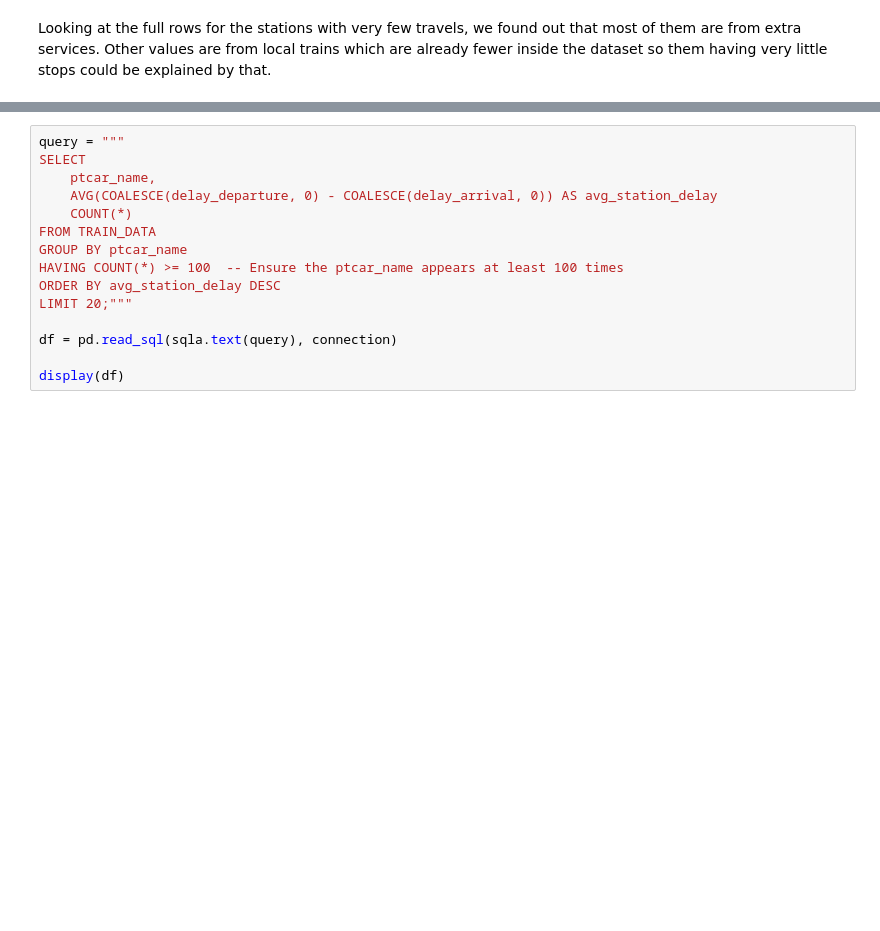
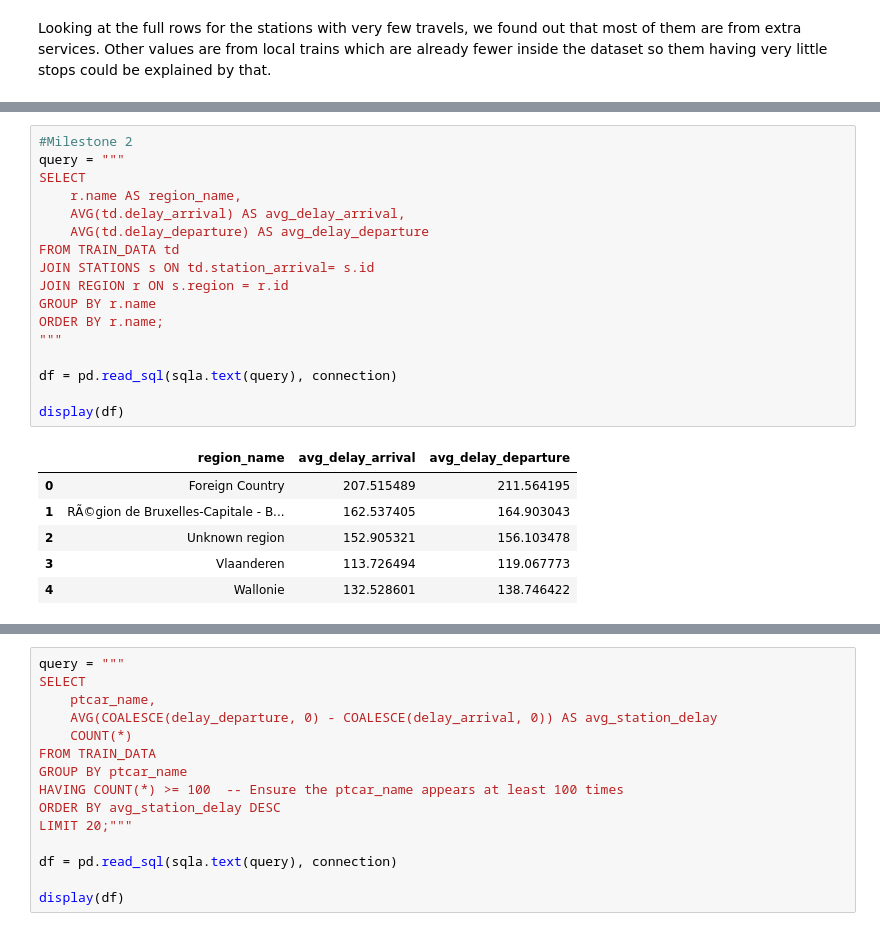
Before and after one commit to LeiY769/DataProject, a Jupyter notebook: eda.ipynb, the cells around one changed output, grey strips where cells are left out. Cells and saved outputs as stored; diff of their text form; blank space fills up the shorter version.

```diff
--- a/eda.ipynb
+++ b/eda.ipynb
@@ -450,0 +475,24 @@ Looking at the full rows for the stations with very few travels, we found out th
+# %%
+#Milestone 2
+query = """
+SELECT
+    r.name AS region_name,
+    AVG(td.delay_arrival) AS avg_delay_arrival,
+    AVG(td.delay_departure) AS avg_delay_departure
+FROM TRAIN_DATA td
+JOIN STATIONS s ON td.station_arrival= s.id
+JOIN REGION r ON s.region = r.id
+GROUP BY r.name
+ORDER BY r.name;
+"""
+
+df = pd.read_sql(sqla.text(query), connection)
+
+display(df)
+# %% [output]
+|  | region_name | avg_delay_arrival | avg_delay_departure |
+| 0 | Foreign Country | 207.515489 | 211.564195 |
+| 1 | RÃ©gion de Bruxelles-Capitale - B... | 162.537405 | 164.903043 |
+| 2 | Unknown region | 152.905321 | 156.103478 |
+| 3 | Vlaanderen | 113.726494 | 119.067773 |
+| 4 | Wallonie | 132.528601 | 138.746422 |
```
Also changed, not shown: parts of 6 cells of this notebook, 3 other files.
